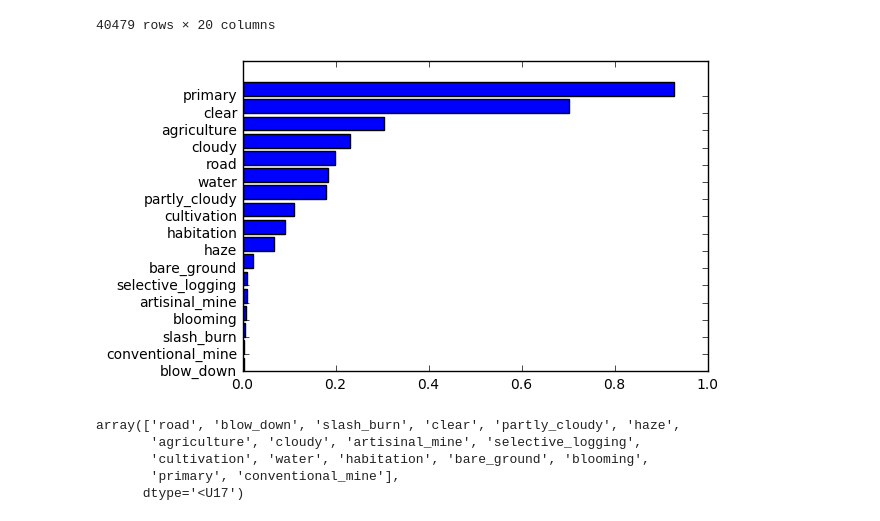
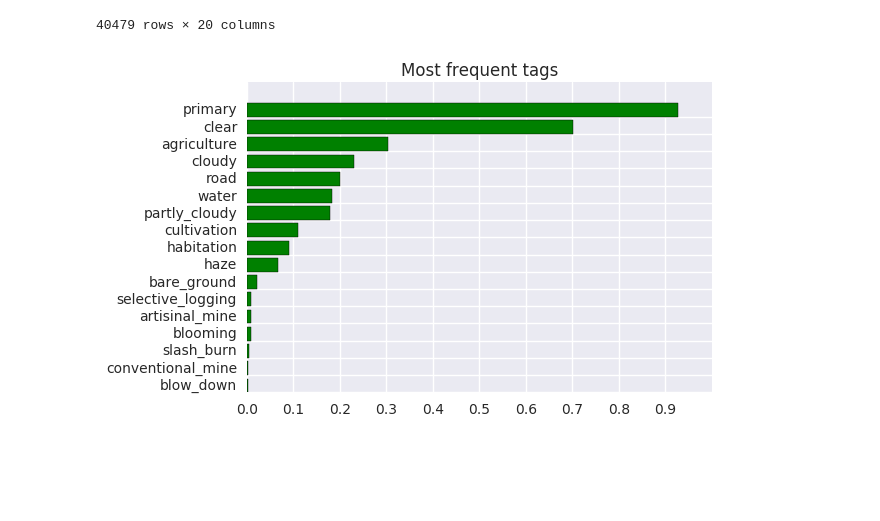
Before and after one commit to aCampello/Explore_the_Planet, a Jupyter notebook: lab/Data_Exploration.ipynb, the cells around one changed output. Saved outputs shown, nothing was run; the diff lists cells and outputs as text; code cells hidden in the pictures; blank space fills up the shorter version.

```diff
--- a/lab/Data_Exploration.ipynb
+++ b/lab/Data_Exploration.ipynb
@@ -36,6 +45,11 @@ print('%% of photos showing "primary": %.2f%%'%(Nprimary*100))
 #Creates a dictionary of types
 dic_of_types= list(set((' '.join([i for i in df['tags'].values])).split()))
 Ntypes=len(dic_of_types)
+
+#Creates 0-1 columns with the new types
+for el in dic_of_types:
+    df[el]=np.zeros(Ntotal,dtype=int)
+    df.loc[df['tags'].str.contains(el),el]=1
 # %% [output]
 % of photos showing "primary": 92.67%
 # %%
@@ -86,18 +100,14 @@ df
 # %%
 frequencies=np.array([df[el].sum()/Ntotal for el in dic_of_types])
 order=frequencies.argsort()
 frequencies=frequencies[order]
 dic_of_types_np=np.array(dic_of_types)[order]
-plt.barh(range(Ntypes),frequencies)
-plt.yticks(range(Ntypes),dic_of_types_np)
+
+plt.title('Most frequent tags')
+plt.barh(range(Ntypes),frequencies,color='g')
+plt.xticks(np.arange(0,1,0.1))
+plt.yticks(range(Ntypes),dic_of_types_np,verticalalignment='bottom')
+
 plt.show()
 # %% [output]
-[figure, old version]
+[figure, new version]
-# %%
-dic_of_types_np
-# %% [output]
-array(['road', 'blow_down', 'slash_burn', 'clear', 'partly_cloudy', 'haze',
-       'agriculture', 'cloudy', 'artisinal_mine', 'selective_logging',
-       'cultivation', 'water', 'habitation', 'bare_ground', 'blooming',
-       'primary', 'conventional_mine'],
-      dtype='<U17')
```
Also changed, not shown: parts of 6 cells of this notebook, 1 other file.
